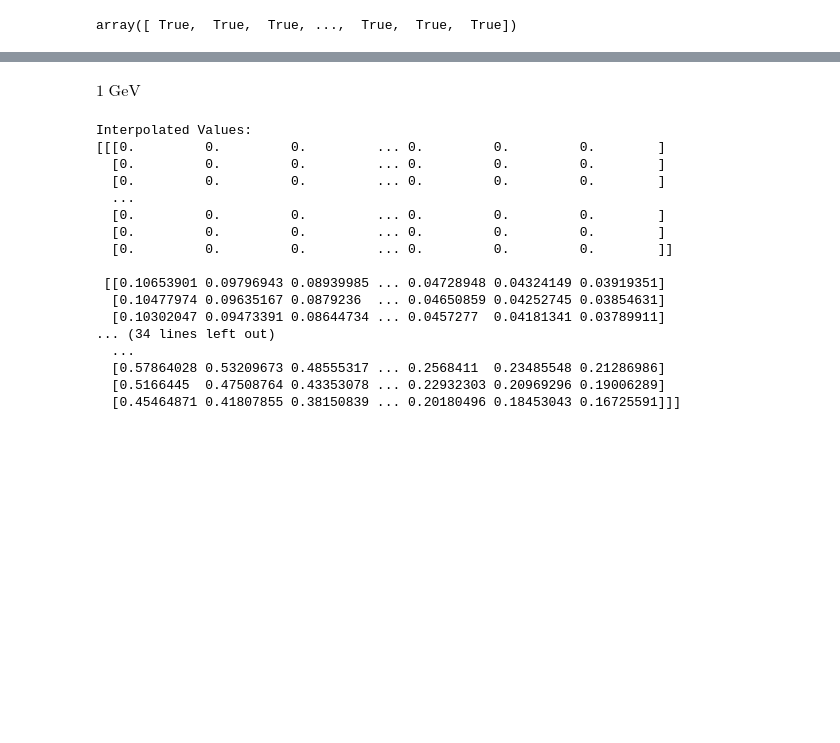
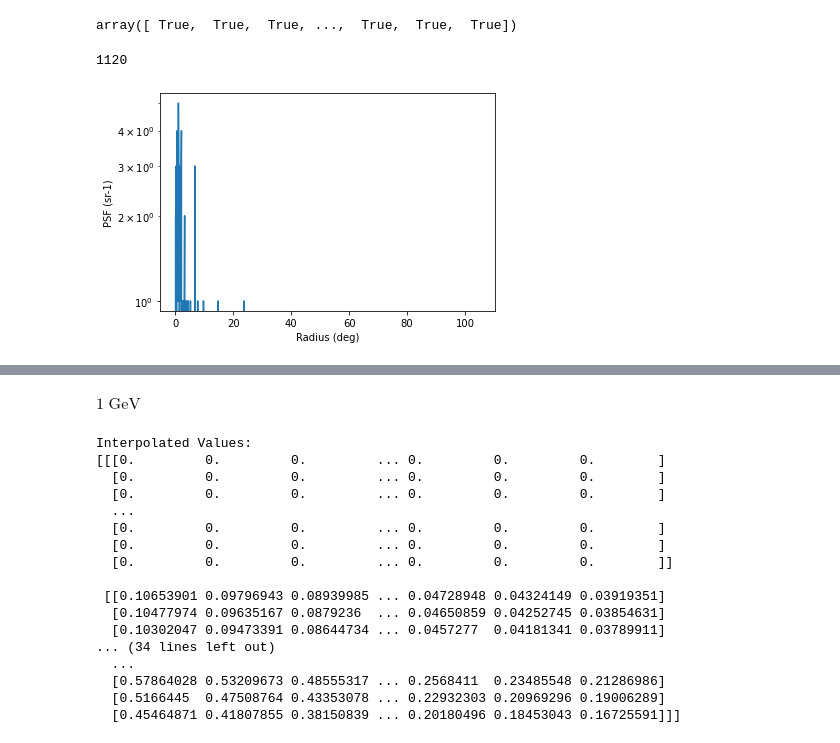
Before and after one commit to KM3NeT/km3irf, a Jupyter notebook: use_cases/psf_radius.ipynb, the cells around one changed output, grey strips where cells are left out. Cells and saved outputs as stored; diff of their text form; code cells hidden in the pictures; blank space fills up the shorter version.

```diff
--- a/use_cases/psf_radius.ipynb
+++ b/use_cases/psf_radius.ipynb
@@ -4,6 +4,36 @@ import pandas as pd
 import numpy as np
 
 from km3irf import irf_tools
+# %%
+# parts of build IRF
+def apply_cuts(dataset):
+        """Apply cuts to the created data frame.
+        """
+        mask = get_cut_mask(dataset.bdt0, dataset.bdt1, dataset.dir_z)
+        # dataset = dataset[mask]
+        dataset = dataset[mask].copy()
+        return dataset
+
+def get_cut_mask(bdt0, bdt1, dir_z):
+    """Create a cut mask for chosen cuts
+    """
+
+    dir_z_deg = np.arccos(dir_z) * 180 / np.pi
+
+    mask_down = bdt0 >= 11  # remove downgoing events
+    clear_signal = bdt0 == 12  # very clear signal
+    loose_up = np.bitwise_and(
+        dir_z_deg < 80, bdt1 > 0.0
+    )  # apply loose cut on upgoing events
+    strong_horizontal = np.bitwise_and(
+        dir_z_deg > 80, bdt1 > 0.7
+    )  # apply strong cut on horizontal events
+
+    return np.bitwise_and(
+        mask_down,
+        np.bitwise_or(clear_signal, np.bitwise_or(loose_up, strong_horizontal)),
+    )
 # %%
-df = pd.read_csv("temp_dataset.csv")
+df = pd.read_csv("../../temp_dataset.csv")
+df_cut = apply_cuts(dataset=df)
 # %%
@@ -46,6 +76,6 @@ len(rad_binC)
 # %% [output]
 111
 # %%
-psf = irf_tools.psf_3D(e_bins=energy_binE, t_bins=theta_binE, r_bins=rad_binE, dataset=df, weights=weights_array)
+psf = irf_tools.psf_3D(e_bins=energy_binE, t_bins=theta_binE, r_bins=rad_binE, dataset=df_cut, weights=weights_array)
 psf.sum()
 # %% [output]
@@ -111,3 +174,19 @@ astropy.coordinates.angles.Angle
 rad1 == rad_max
 # %% [output]
 array([ True,  True,  True, ...,  True,  True,  True])
+# %%
+len(rad1)
+# %% [output]
+1120
+# %%
+import matplotlib.pyplot as plt
+
+ax = plt.gca()
+
+ax.plot(rad_C_deg, psf_value)
+ax.set_yscale("log")
+ax.set_xlabel("Radius (deg)")
+ax.set_ylabel("PSF (sr-1)")
+plt.show()
+# %% [output]
+[figure, added]
```
Also changed, not shown: parts of 18 cells of this notebook, 3 other files.
